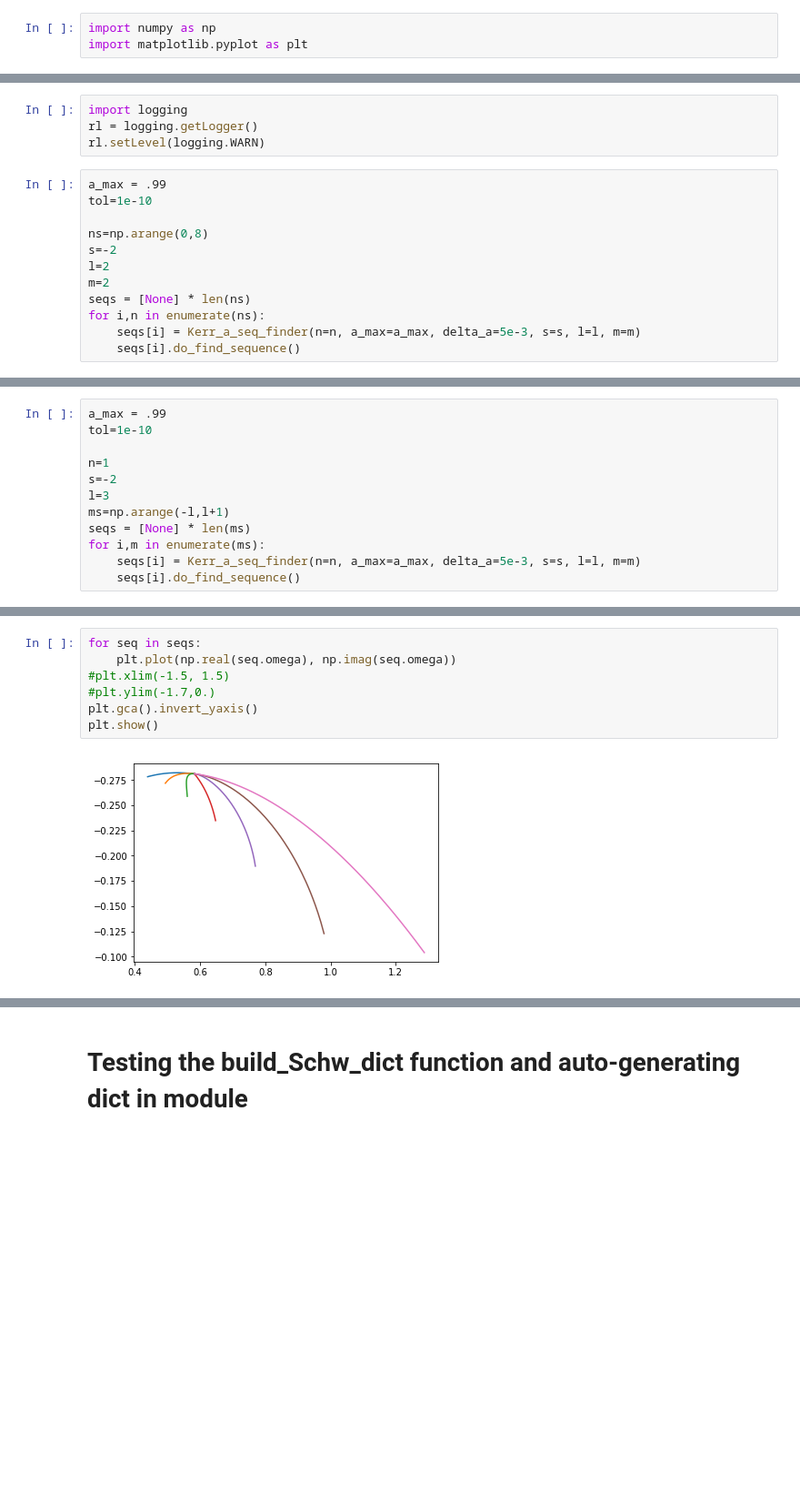
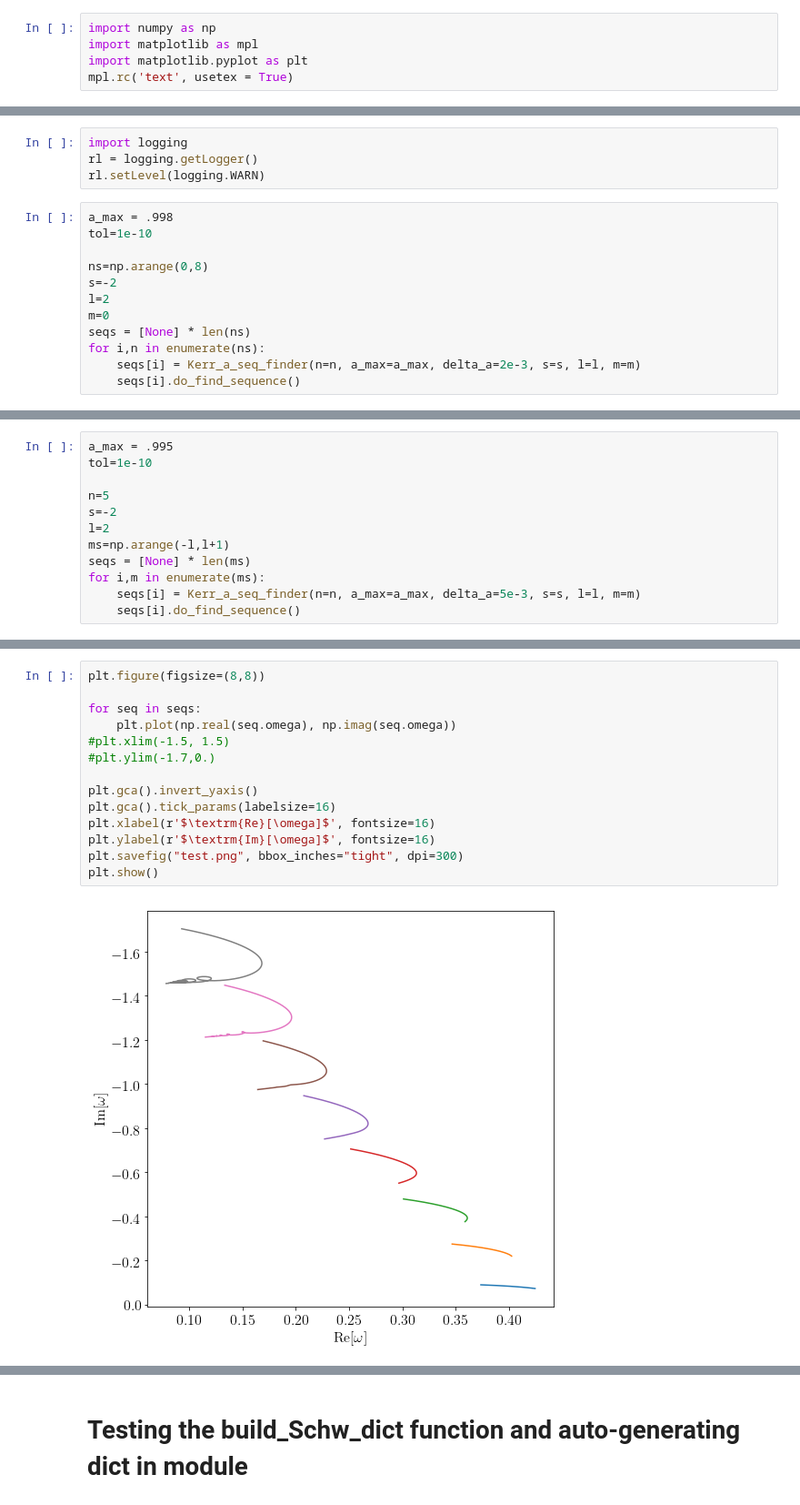
Before and after one commit to duetosymmetry/qnm, a Jupyter notebook: Experiment.ipynb, the cells around one changed output, grey strips where cells are left out. Shown at 91% size. Cells and saved outputs as stored; diff of their text form; blank space fills up the shorter version.

```diff
--- a/Experiment.ipynb
+++ b/Experiment.ipynb
@@ -4,7 +4,9 @@ import angular
 import nearby_root_finder
 # %%
 import numpy as np
+import matplotlib as mpl
 import matplotlib.pyplot as plt
+mpl.rc('text', usetex = True)
 # %% [markdown]
 # Exploring values of inversion error function
 # %%
@@ -193,16 +195,16 @@ import logging
 rl = logging.getLogger()
 rl.setLevel(logging.WARN)
 # %%
-a_max = .99
+a_max = .998
 tol=1e-10
 
 ns=np.arange(0,8)
 s=-2
 l=2
-m=2
+m=0
 seqs = [None] * len(ns)
 for i,n in enumerate(ns):
-    seqs[i] = Kerr_a_seq_finder(n=n, a_max=a_max, delta_a=5e-3, s=s, l=l, m=m)
+    seqs[i] = Kerr_a_seq_finder(n=n, a_max=a_max, delta_a=2e-3, s=s, l=l, m=m)
     seqs[i].do_find_sequence()
 # %% [output]
 WARNING:root:Nr=3000 has hit Nr_max
@@ -226,10 +214,10 @@ WARNING:root:Nr=3000 has hit Nr_max
 # %%
-a_max = .99
+a_max = .995
 tol=1e-10
 
-n=1
+n=5
 s=-2
-l=3
+l=2
 ms=np.arange(-l,l+1)
 seqs = [None] * len(ms)
 for i,m in enumerate(ms):
@@ -249,9 +241,16 @@ plt.show()
 # %%
+plt.figure(figsize=(8,8))
+
 for seq in seqs:
     plt.plot(np.real(seq.omega), np.imag(seq.omega))
 #plt.xlim(-1.5, 1.5)
 #plt.ylim(-1.7,0.)
+
 plt.gca().invert_yaxis()
+plt.gca().tick_params(labelsize=16)
+plt.xlabel(r'$\textrm{Re}[\omega]$', fontsize=16)
+plt.ylabel(r'$\textrm{Im}[\omega]$', fontsize=16)
+plt.savefig("test.png", bbox_inches="tight", dpi=300)
 plt.show()
 # %% [output]
-[figure, old version]
+[figure, new version]
```
Also changed, not shown: parts of 10 cells of this notebook, 1 other file.
